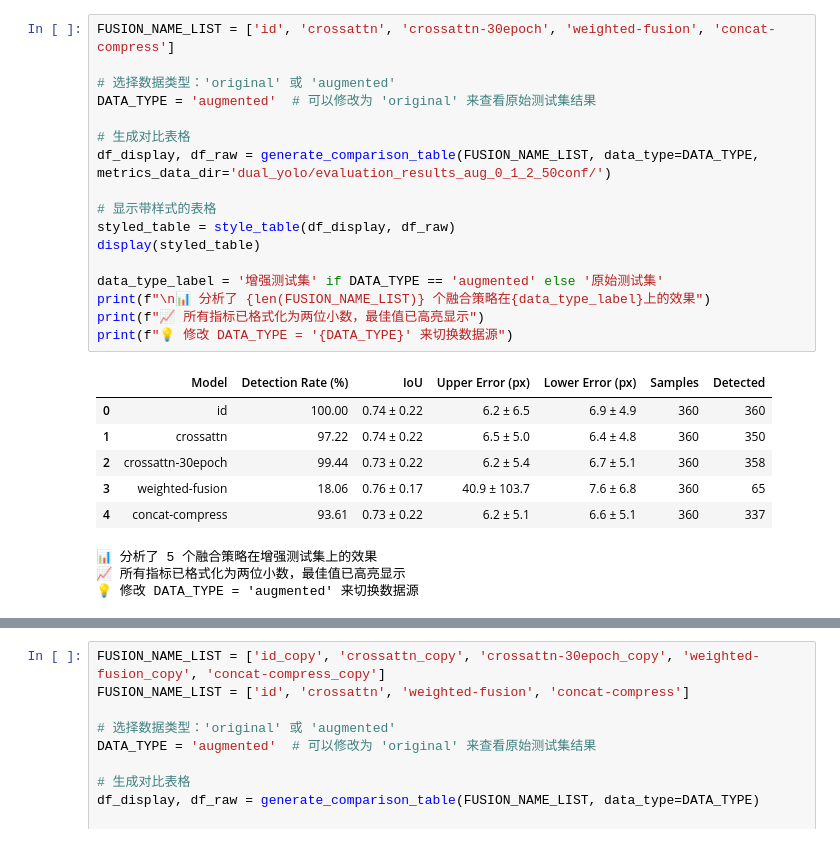
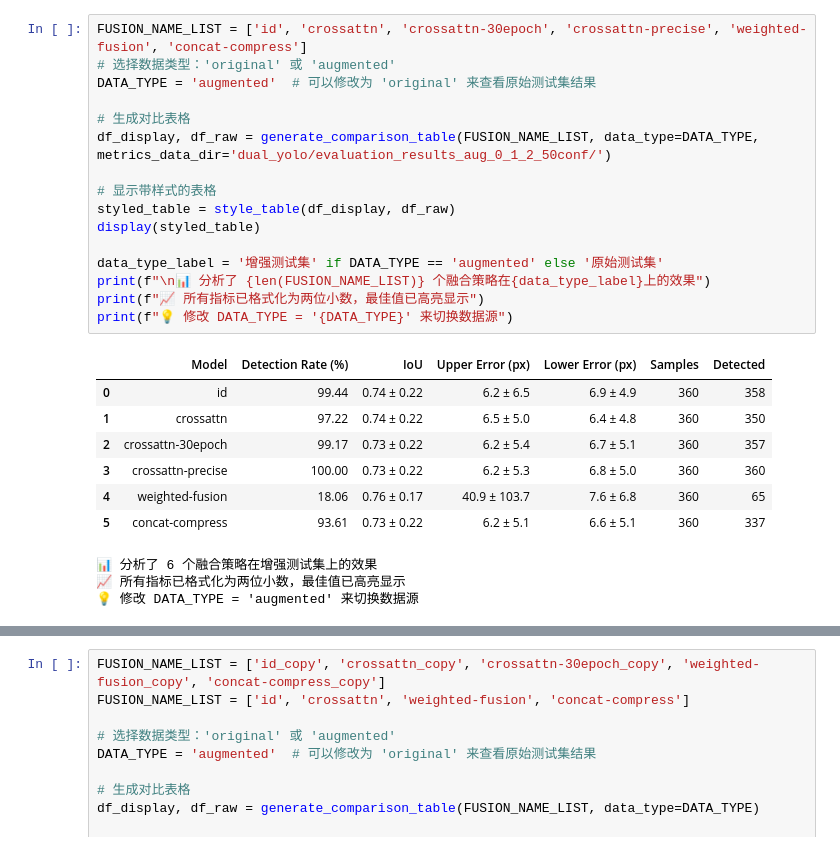
Before and after one commit to xxd-ars/BloodScan, a Jupyter notebook: dual_yolo/d_model_evaluate_vis.ipynb, the cells around one changed output, grey strips where cells are left out. Drawn from its saved outputs; the diff is of its cells as text.

```diff
--- a/dual_yolo/d_model_evaluate_vis.ipynb
+++ b/dual_yolo/d_model_evaluate_vis.ipynb
@@ -279,29 +298,29 @@ print(f"💡 修改 DATA_TYPE = '{DATA_TYPE}' 来切换数据源")
 📈 所有指标已格式化为两位小数，最佳值已高亮显示
 💡 修改 DATA_TYPE = 'augmented' 来切换数据源
 # %%
-FUSION_NAME_LIST = ['id', 'crossattn', 'crossattn-30epoch', 'weighted-fusion', 'concat-compress']
-
+FUSION_NAME_LIST = ['id', 'crossattn', 'crossattn-30epoch', 'crossattn-precise', 'weighted-fusion', 'concat-compress']
 # 选择数据类型：'original' 或 'augmented'
 DATA_TYPE = 'augmented'  # 可以修改为 'original' 来查看原始测试集结果
 
 # 生成对比表格
 df_display, df_raw = generate_comparison_table(FUSION_NAME_LIST, data_type=DATA_TYPE, metrics_data_dir='dual_yolo/evaluation_results_aug_0_1_2_50conf/')
 
 # 显示带样式的表格
 styled_table = style_table(df_display, df_raw)
 display(styled_table)
 
 data_type_label = '增强测试集' if DATA_TYPE == 'augmented' else '原始测试集'
 print(f"\n📊 分析了 {len(FUSION_NAME_LIST)} 个融合策略在{data_type_label}上的效果")
 print(f"📈 所有指标已格式化为两位小数，最佳值已高亮显示")
 print(f"💡 修改 DATA_TYPE = '{DATA_TYPE}' 来切换数据源")
 # %% [output]
 |  | Model | Detection Rate (%) | IoU | Upper Error (px) | Lower Error (px) | Samples | Detected |
-| 0 | id | 100.00 | 0.74 ± 0.22 | 6.2 ± 6.5 | 6.9 ± 4.9 | 360 | 360 |
+| 0 | id | 99.44 | 0.74 ± 0.22 | 6.2 ± 6.5 | 6.9 ± 4.9 | 360 | 358 |
 | 1 | crossattn | 97.22 | 0.74 ± 0.22 | 6.5 ± 5.0 | 6.4 ± 4.8 | 360 | 350 |
-| 2 | crossattn-30epoch | 99.44 | 0.73 ± 0.22 | 6.2 ± 5.4 | 6.7 ± 5.1 | 360 | 358 |
-| 3 | weighted-fusion | 18.06 | 0.76 ± 0.17 | 40.9 ± 103.7 | 7.6 ± 6.8 | 360 | 65 |
-| 4 | concat-compress | 93.61 | 0.73 ± 0.22 | 6.2 ± 5.1 | 6.6 ± 5.1 | 360 | 337 |
+| 2 | crossattn-30epoch | 99.17 | 0.73 ± 0.22 | 6.2 ± 5.4 | 6.7 ± 5.1 | 360 | 357 |
+| 3 | crossattn-precise | 100.00 | 0.73 ± 0.22 | 6.2 ± 5.3 | 6.8 ± 5.0 | 360 | 360 |
+| 4 | weighted-fusion | 18.06 | 0.76 ± 0.17 | 40.9 ± 103.7 | 7.6 ± 6.8 | 360 | 65 |
+| 5 | concat-compress | 93.61 | 0.73 ± 0.22 | 6.2 ± 5.1 | 6.6 ± 5.1 | 360 | 337 |
-📊 分析了 5 个融合策略在增强测试集上的效果
+📊 分析了 6 个融合策略在增强测试集上的效果
 📈 所有指标已格式化为两位小数，最佳值已高亮显示
 💡 修改 DATA_TYPE = 'augmented' 来切换数据源
```
Also changed, not shown: parts of 10 cells of this notebook, 36 other files.
